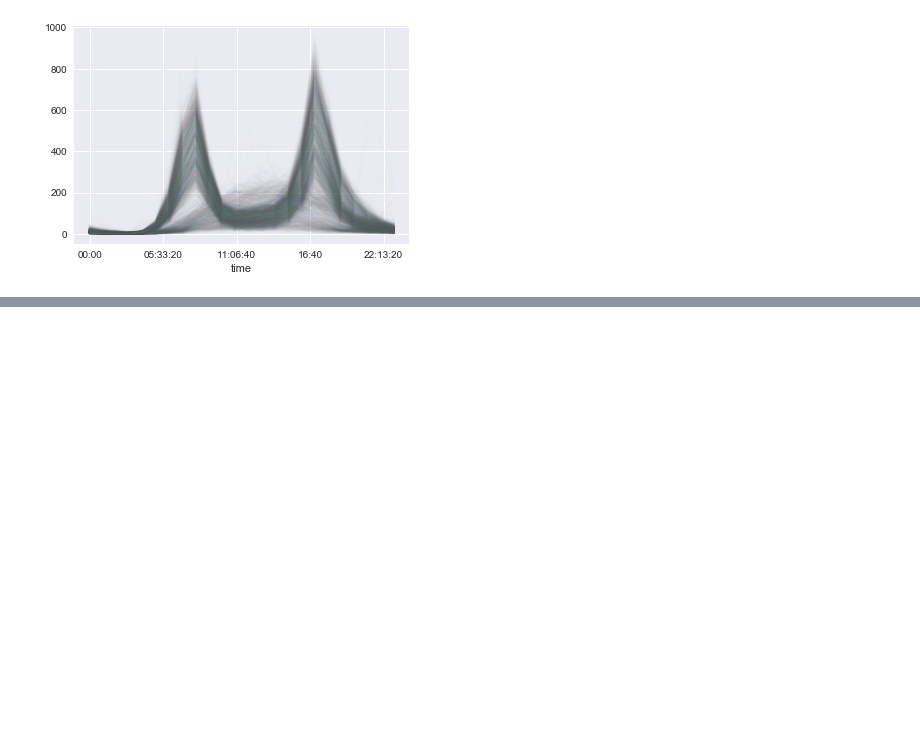
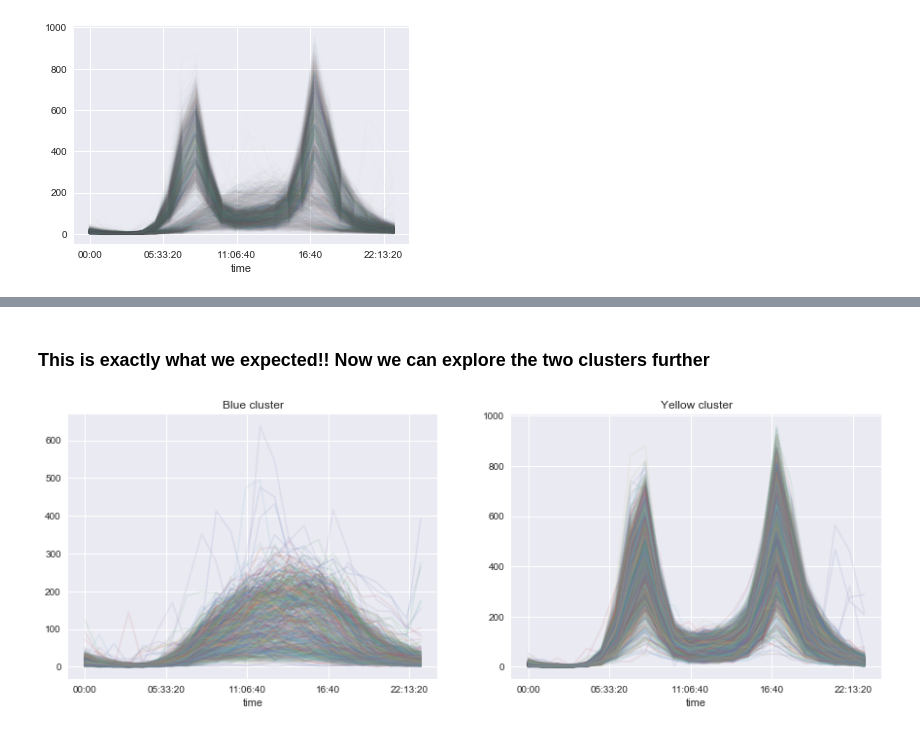
Before and after one commit to Takkoyanagi/Seattle_Fremont_Bike_Counter, a Jupyter notebook: Seattle_Fremont_Bike_Counter.ipynb, the cells around one changed output, grey strips where cells are left out. Saved outputs shown, nothing was run; the diff lists cells and outputs as text; code cells hidden in the pictures; blank space fills up the shorter version.

```diff
--- a/Seattle_Fremont_Bike_Counter.ipynb
+++ b/Seattle_Fremont_Bike_Counter.ipynb
@@ -44,0 +112,15 @@ pivoted.plot(legend=False, alpha=0.01)
+# %% [markdown]
+### This is exactly what we expected!! Now we can explore the two clusters further
+# %%
+fig, ax = plt.subplots(1,2, figsize=(15,5))
+plt.rcParams.update({'font.size': 55})
+
+pivoted.T[labels == 0].T.plot(legend=False, alpha=0.1, ax=ax[0])
+pivoted.T[labels == 1].T.plot(legend=False, alpha=0.1, ax=ax[1])
+
+ax[0].set_title('Blue cluster')
+ax[1].set_title('Yellow cluster')
+
+plt.show()
+# %% [output]
+[figure, added]
```
Also changed, not shown: parts of 31 cells of this notebook, 2 other files.
